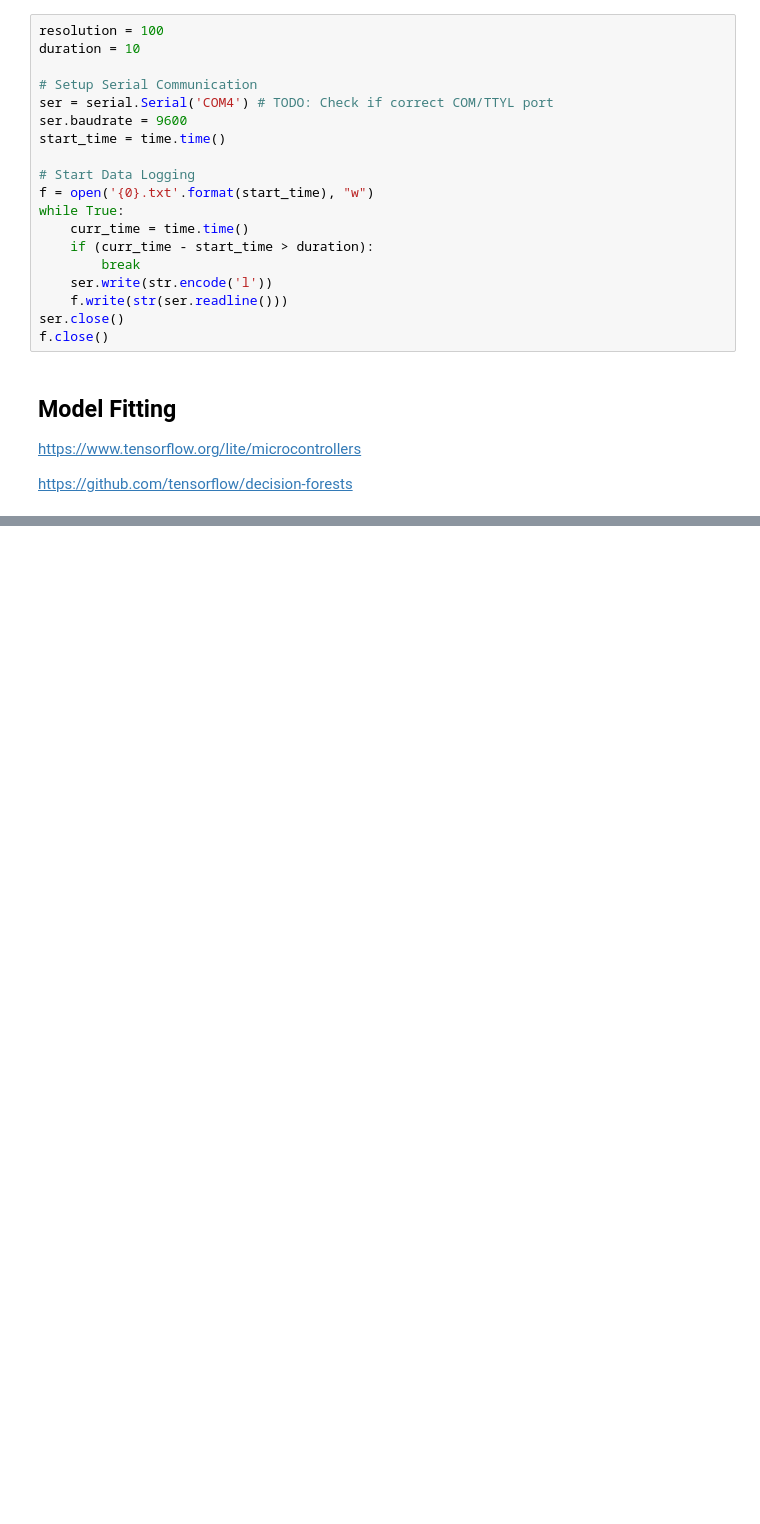
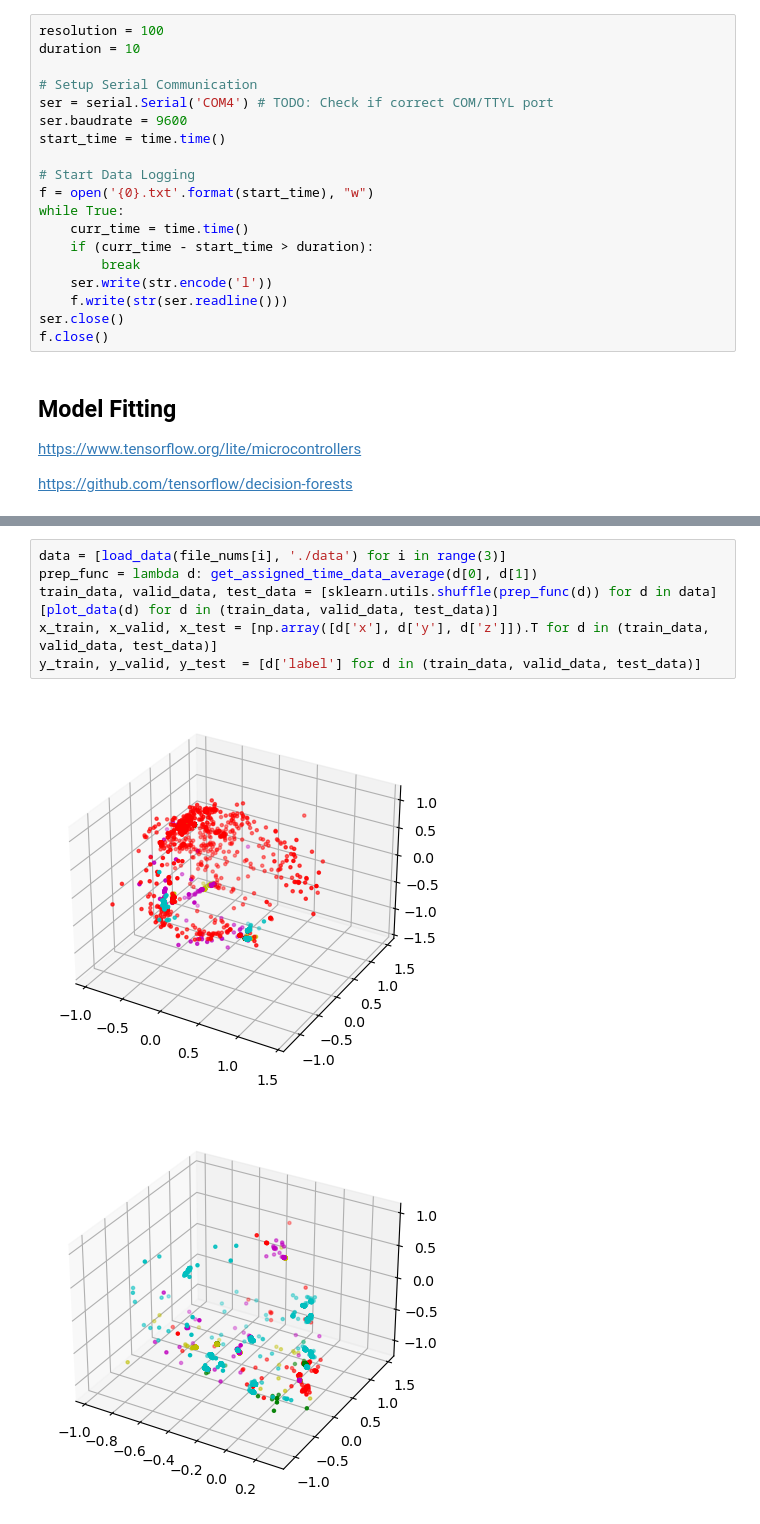
Before and after one commit to EE149-ILMN/fall-proj-2023, a Jupyter notebook: model.ipynb, the cells around one changed output, grey strips where cells are left out. Saved outputs shown, nothing was run; the diff lists cells and outputs as text; blank space fills up the shorter version.

```diff
--- a/model.ipynb
+++ b/model.ipynb
@@ -39,0 +102,10 @@ sleep_data = pd.read_csv("./physionet.org/files/sleep-accel/1.0.0/labels/46343_l
+# %%
+data = [load_data(file_nums[i], './data') for i in range(3)]
+prep_func = lambda d: get_assigned_time_data_average(d[0], d[1])
+train_data, valid_data, test_data = [sklearn.utils.shuffle(prep_func(d)) for d in data]
+[plot_data(d) for d in (train_data, valid_data, test_data)]
+x_train, x_valid, x_test = [np.array([d['x'], d['y'], d['z']]).T for d in (train_data, valid_data, test_data)]
+y_train, y_valid, y_test  = [d['label'] for d in (train_data, valid_data, test_data)]
+# %% [output]
+[figure, added]
+[figure, added]
```
Also changed, not shown: parts of 30 cells of this notebook, 2 other files.
